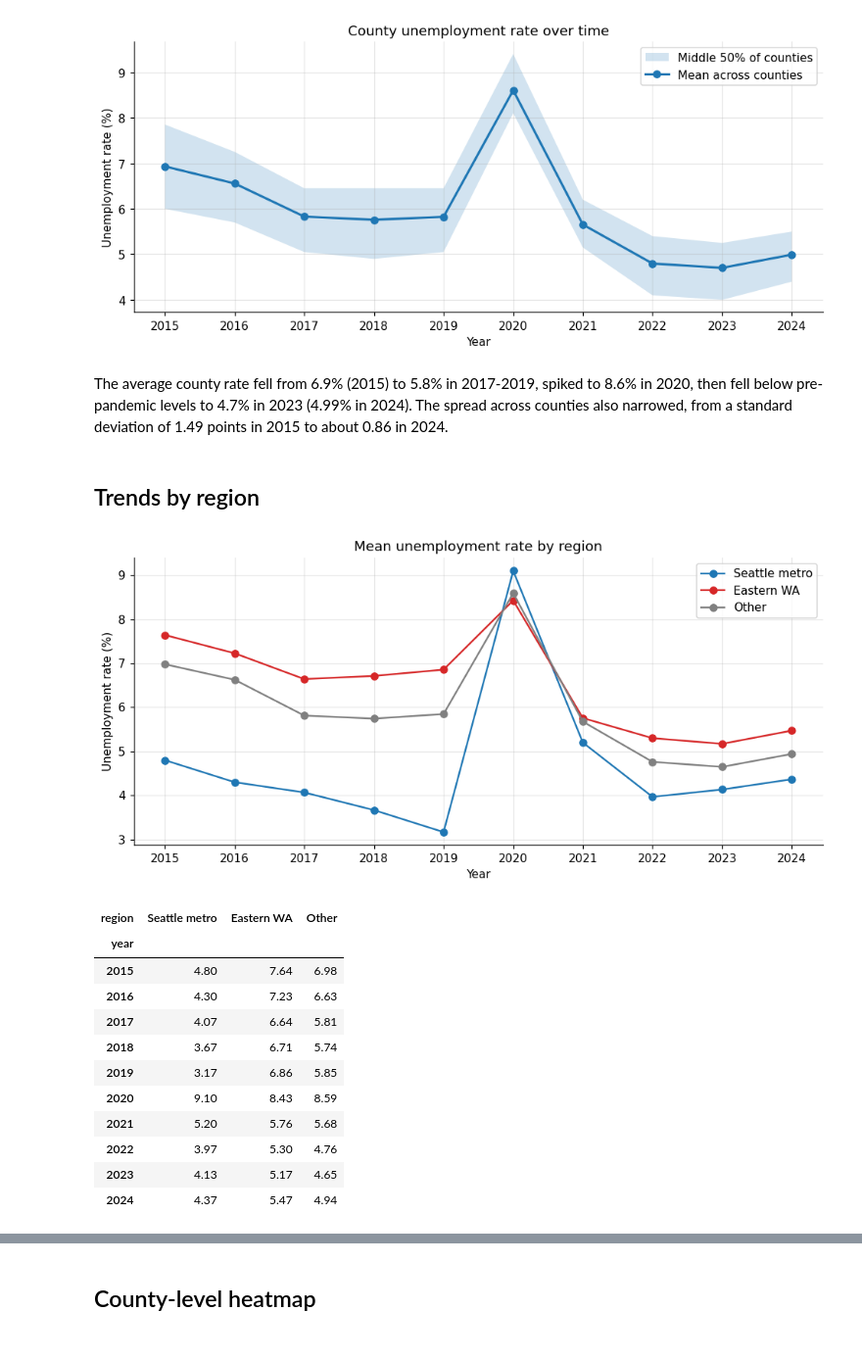
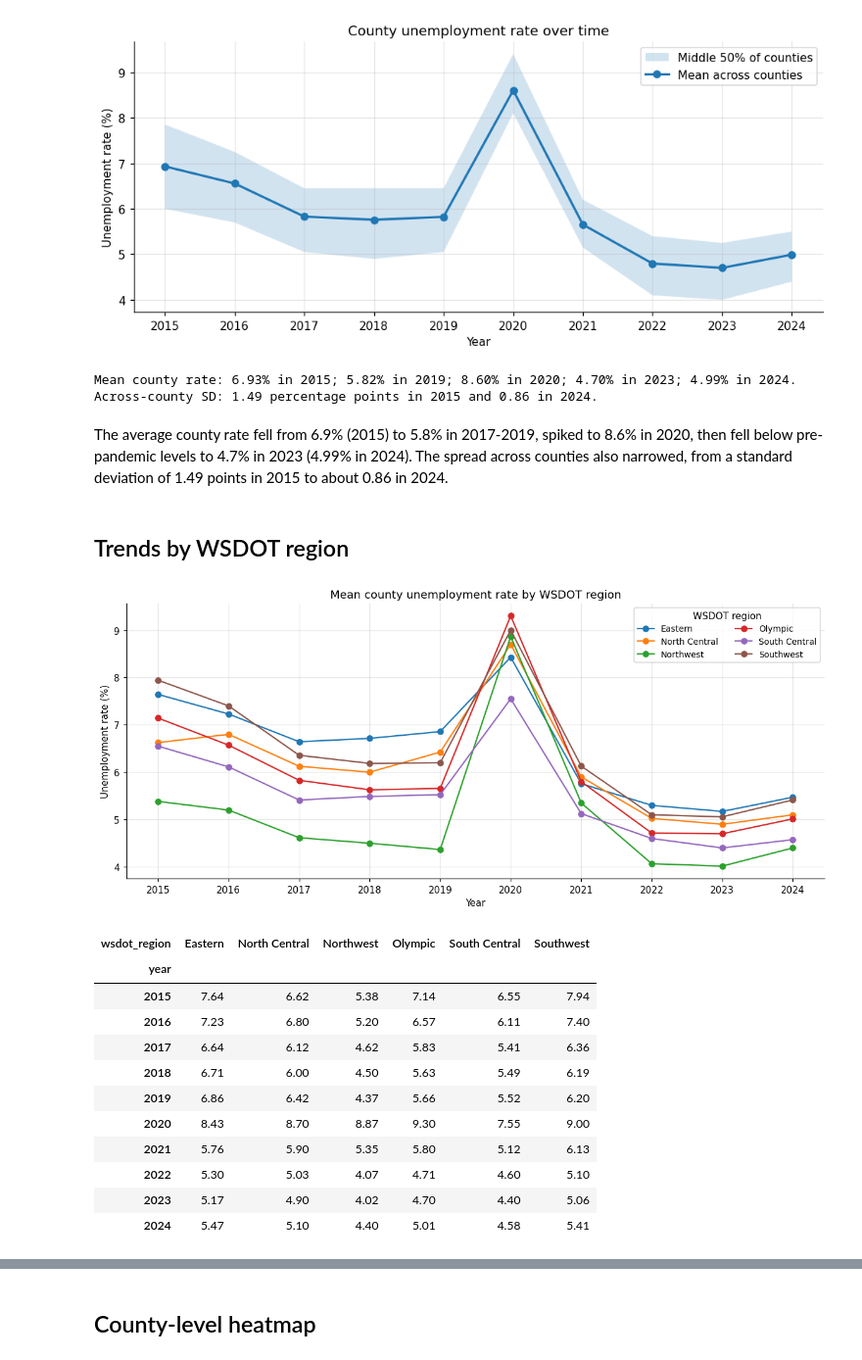
Before and after one commit to binay8/wa-housing, a Jupyter notebook: code/EDA_unemployment rate.ipynb, the cells around one changed output, grey strips where cells are left out. Shown at 98% size. Drawn from its saved outputs; the diff is of its cells as text; code cells hidden in the pictures.

Commit message:
update EDA with new county classification

```diff
--- a/code/EDA_unemployment rate.ipynb
+++ b/code/EDA_unemployment rate.ipynb
@@ -84,29 +120,41 @@ ax.set(title="County unemployment rate over time", xlabel="Year", ylabel="Unempl
 plt.tight_layout(); plt.show()
 # %% [output]
 [figure]
+# %%
+annual = df.groupby("year")["unemployment_rate"].agg(["mean", "std"])
+print(f"Mean county rate: {annual.loc[2015, 'mean']:.2f}% in 2015; "
+      f"{annual.loc[2019, 'mean']:.2f}% in 2019; {annual.loc[2020, 'mean']:.2f}% in 2020; "
+      f"{annual.loc[2023, 'mean']:.2f}% in 2023; {annual.loc[2024, 'mean']:.2f}% in 2024.")
+print(f"Across-county SD: {annual.loc[2015, 'std']:.2f} percentage points in 2015 "
+      f"and {annual.loc[2024, 'std']:.2f} in 2024.")
+# %% [output]
+Mean county rate: 6.93% in 2015; 5.82% in 2019; 8.60% in 2020; 4.70% in 2023; 4.99% in 2024.
+Across-county SD: 1.49 percentage points in 2015 and 0.86 in 2024.
 # %% [markdown]
 The average county rate fell from 6.9% (2015) to 5.8% in 2017-2019, spiked to 8.6% in 2020, then fell below pre-pandemic levels to 4.7% in 2023 (4.99% in 2024). The spread across counties also narrowed, from a standard deviation of 1.49 points in 2015 to about 0.86 in 2024.
 # %% [markdown]
-## Trends by region
+## Trends by WSDOT region
 # %%
-reg = df.pivot_table(index="year", columns="region", values="unemployment_rate", aggfunc="mean")[ORDER]
-fig, ax = plt.subplots(figsize=(9, 4.4))
-for r in ORDER: ax.plot(reg.index, reg[r], marker="o", color=COLORS[r], label=r)
-ax.set(title="Mean unemployment rate by region", xlabel="Year", ylabel="Unemployment rate (%)"); ax.set_xticks(range(2015, 2025)); ax.legend()
+reg = df.pivot_table(index="year", columns="wsdot_region", values="unemployment_rate", aggfunc="mean").reindex(columns=ORDER)
+fig, ax = plt.subplots(figsize=(11, 5))
+for r in ORDER:
+    ax.plot(reg.index, reg[r], marker="o", color=COLORS[r], label=r)
+ax.set(title="Mean county unemployment rate by WSDOT region", xlabel="Year", ylabel="Unemployment rate (%)", xticks=YEARS)
+ax.legend(title="WSDOT region", ncol=2, fontsize=9)
 plt.tight_layout(); plt.show()
 reg.round(2)
 # %% [output]
-[figure, old version]
+[figure, new version]
-| region | Seattle metro | Eastern WA | Other |
-| year |  |  |  |
-| 2015 | 4.80 | 7.64 | 6.98 |
-| 2016 | 4.30 | 7.23 | 6.63 |
-| 2017 | 4.07 | 6.64 | 5.81 |
-| 2018 | 3.67 | 6.71 | 5.74 |
-| 2019 | 3.17 | 6.86 | 5.85 |
-| 2020 | 9.10 | 8.43 | 8.59 |
-| 2021 | 5.20 | 5.76 | 5.68 |
-| 2022 | 3.97 | 5.30 | 4.76 |
-| 2023 | 4.13 | 5.17 | 4.65 |
-| 2024 | 4.37 | 5.47 | 4.94 |
+| wsdot_region | Eastern | North Central | Northwest | Olympic | South Central | Southwest |
+| year |  |  |  |  |  |  |
+| 2015 | 7.64 | 6.62 | 5.38 | 7.14 | 6.55 | 7.94 |
+| 2016 | 7.23 | 6.80 | 5.20 | 6.57 | 6.11 | 7.40 |
+| 2017 | 6.64 | 6.12 | 4.62 | 5.83 | 5.41 | 6.36 |
+| 2018 | 6.71 | 6.00 | 4.50 | 5.63 | 5.49 | 6.19 |
+| 2019 | 6.86 | 6.42 | 4.37 | 5.66 | 5.52 | 6.20 |
+| 2020 | 8.43 | 8.70 | 8.87 | 9.30 | 7.55 | 9.00 |
+| 2021 | 5.76 | 5.90 | 5.35 | 5.80 | 5.12 | 6.13 |
+| 2022 | 5.30 | 5.03 | 4.07 | 4.71 | 4.60 | 5.10 |
+| 2023 | 5.17 | 4.90 | 4.02 | 4.70 | 4.40 | 5.06 |
+| 2024 | 5.47 | 5.10 | 4.40 | 5.01 | 4.58 | 5.41 |
 # %% [markdown]
```
Also changed, not shown: parts of 20 cells of this notebook.
